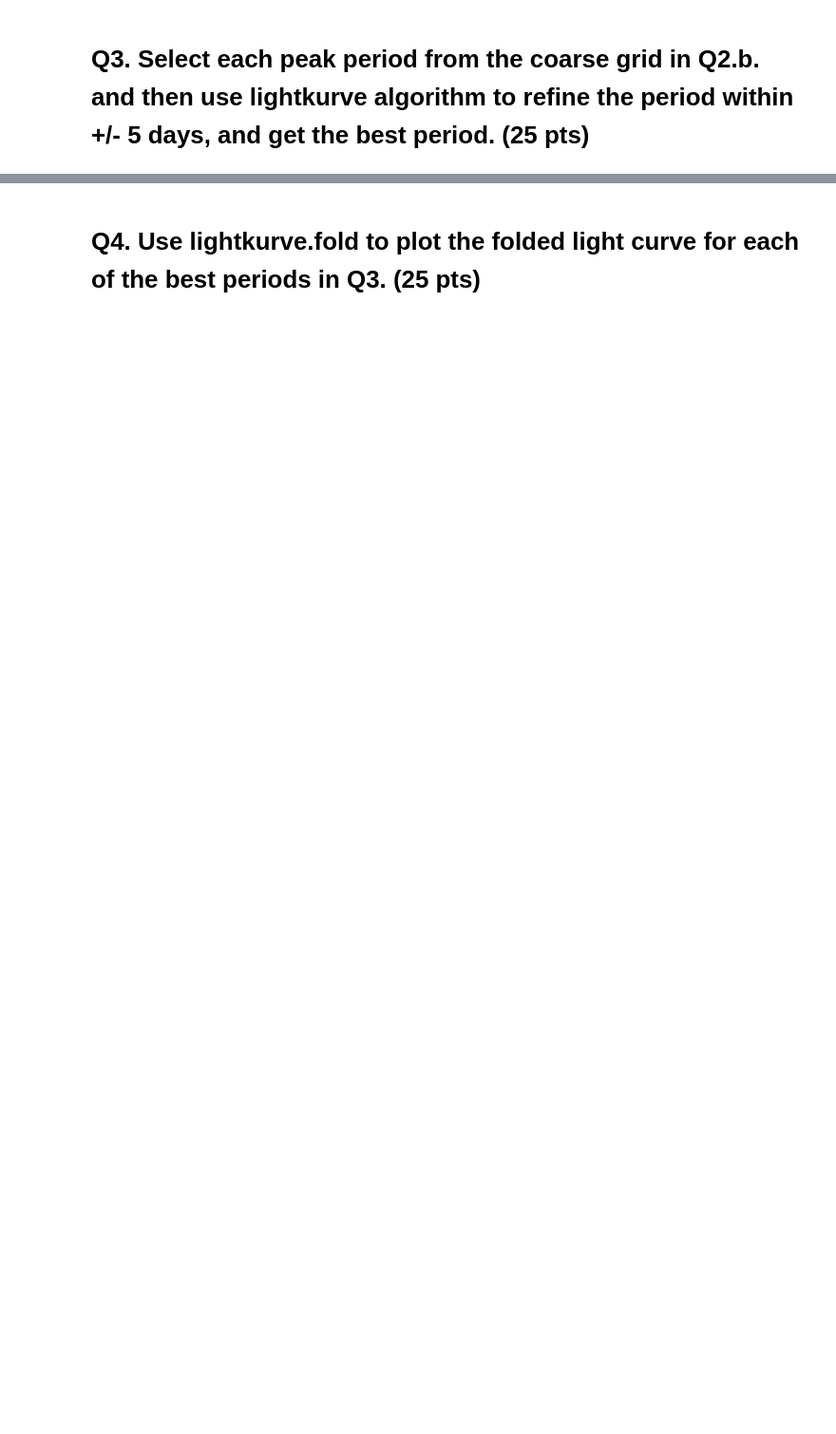
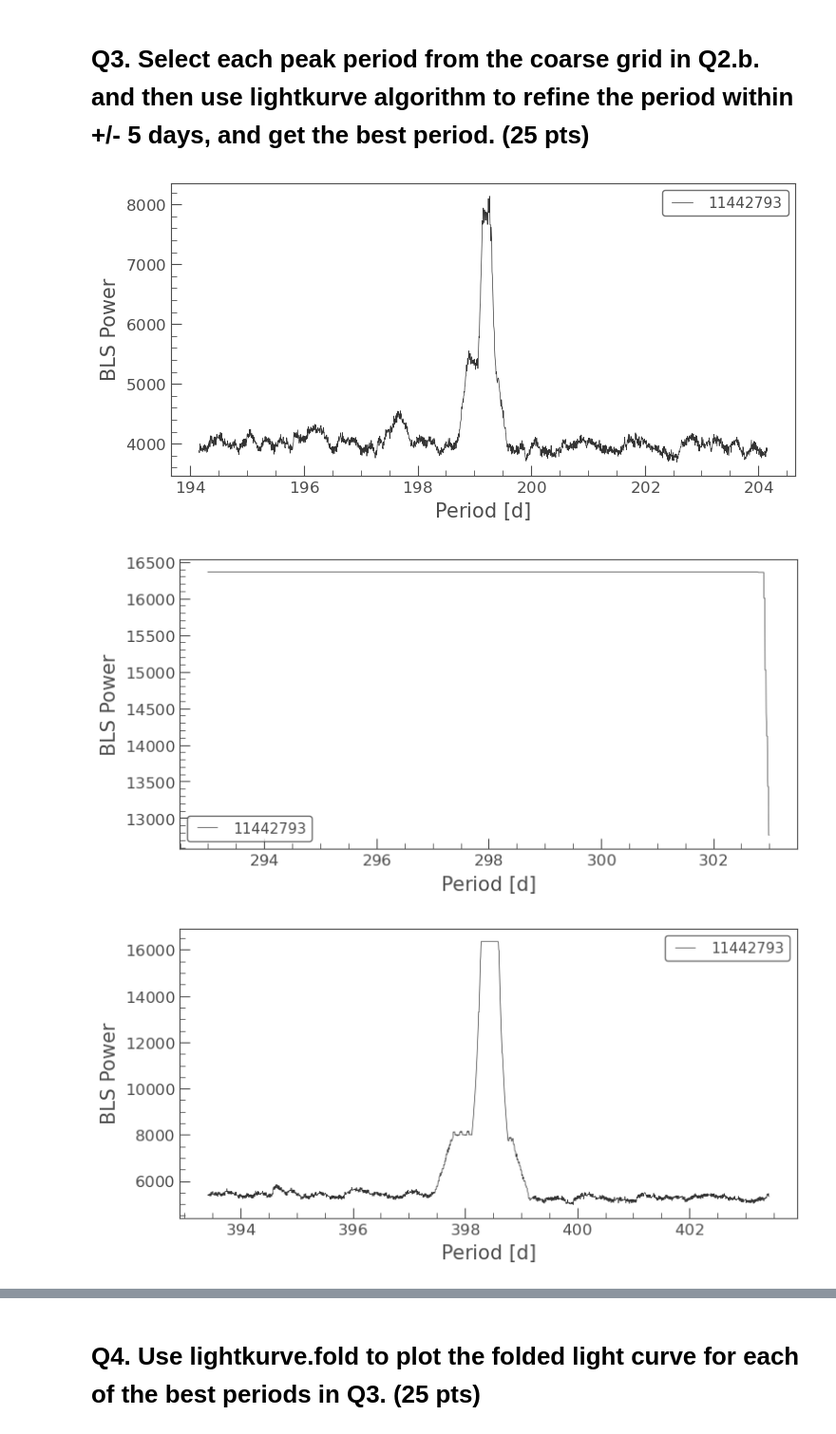
Before and after one commit to gnarayan/ast596_2023_Spring, a Jupyter notebook: homework/HaillePerkins/05/hw05.ipynb, the cells around one changed output, grey strips where cells are left out. Shown at 95% size. Drawn from its saved outputs; the diff is of its cells as text; code cells hidden in the pictures; blank space fills up the shorter version.

```diff
--- a/homework/HaillePerkins/05/hw05.ipynb
+++ b/homework/HaillePerkins/05/hw05.ipynb
@@ -87,0 +155,16 @@ pgram.plot()
+# %%
+# YOUR CODE HERE
+    # repeat to_periodgram but with narrower min and max and finer than 0.01d
+    # set up kwarg dicts for each of the 4 periods to investiage
+    # ideally since this is so narrow, there shouldnt be another strong peak - should be clear
+refined_period = []
+for p in best_p[1:]:
+    gridpoints = int(10/0.005) # plus/minus 5 days is a width of 10 days with a gridspacing of 0.005
+    ps = np.linspace(p-5, p+5, gridpoints)
+    pg = clc.to_periodogram(method='bls', period=ps)
+    refined_period.append(pg.period_at_max_power)
+    pg.plot()
+# %% [output]
+[figure, added]
+[figure, added]
+[figure, added]
```
Also changed, not shown: parts of 22 cells of this notebook, 1 other file.
